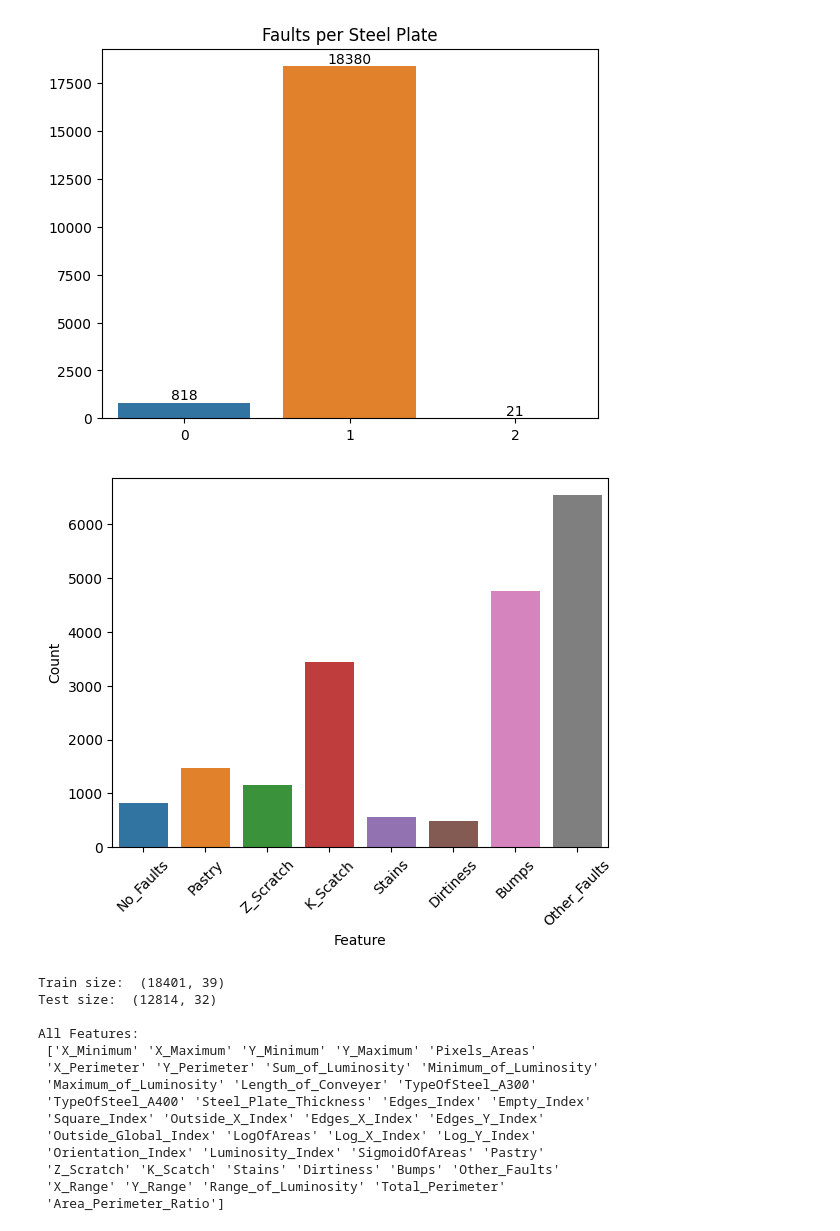
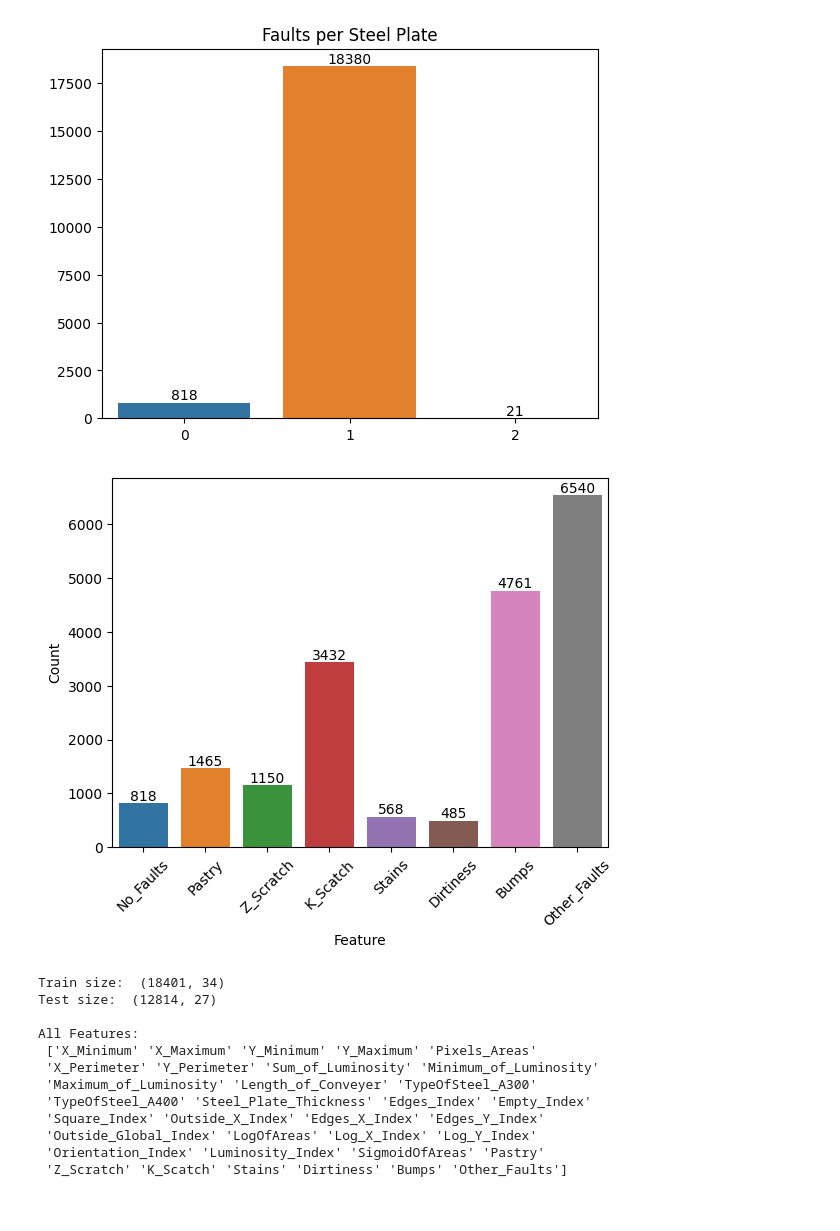
Before and after one commit to chalseoko/steel_plate_defect_prediction, a Jupyter notebook: steel-plate-defect-prediction.ipynb, the cells around one changed output. Drawn from its saved outputs; the diff is of its cells as text; code cells hidden in the pictures.

```diff
--- a/steel-plate-defect-prediction.ipynb
+++ b/steel-plate-defect-prediction.ipynb
@@ -54,16 +61,16 @@ plt.show()
 # %%
 target = target_data@(np.arange(target_data.shape[1])+1)
 target[target_data.sum(axis=1)==2] = 3
 
 ax = sns.countplot(x=target)
-
+ax.bar_label(ax.containers[0], fontsize=10)
 tick_labels = list(target_data.columns)
 tick_labels.insert(0, 'No_Faults')
 
 ax.set(xlabel='Feature', ylabel='Count', xticklabels=tick_labels)
 ax.tick_params(axis='x', rotation=45)
 plt.show()
 # %% [output]
-[figure, old version]
+[figure, new version]
 # %%
 train_data.drop(np.where(target_data.sum(axis=1) == 0)[0], inplace=True)
@@ -81,14 +77,16 @@ def add_new_features(df):
 # %%
-train_data = add_new_features(train_data)
-test_data = add_new_features(test_data)
+X = train_data.drop(columns=target_features)
+y = train_data[target_features]
+
+X_train, X_test, y_train, y_test = train_test_split(X, y, test_size=0.25, random_state=0)
 
 print('Train size: ', train_data.shape)
 print('Test size: ', test_data.shape)
 
 print('\nAll Features: \n', train_data.columns.values)
 # %% [output]
-Train size:  (18401, 39)
-Test size:  (12814, 32)
+Train size:  (18401, 34)
+Test size:  (12814, 27)
 
 All Features:
  ['X_Minimum' 'X_Maximum' 'Y_Minimum' 'Y_Maximum' 'Pixels_Areas'
@@ -98,6 +96,4 @@ All Features:
  'Square_Index' 'Outside_X_Index' 'Edges_X_Index' 'Edges_Y_Index'
  'Outside_Global_Index' 'LogOfAreas' 'Log_X_Index' 'Log_Y_Index'
  'Orientation_Index' 'Luminosity_Index' 'SigmoidOfAreas' 'Pastry'
- 'Z_Scratch' 'K_Scatch' 'Stains' 'Dirtiness' 'Bumps' 'Other_Faults'
- 'X_Range' 'Y_Range' 'Range_of_Luminosity' 'Total_Perimeter'
- 'Area_Perimeter_Ratio']
+ 'Z_Scratch' 'K_Scatch' 'Stains' 'Dirtiness' 'Bumps' 'Other_Faults']
```
Also changed, not shown: parts of 14 cells of this notebook.
